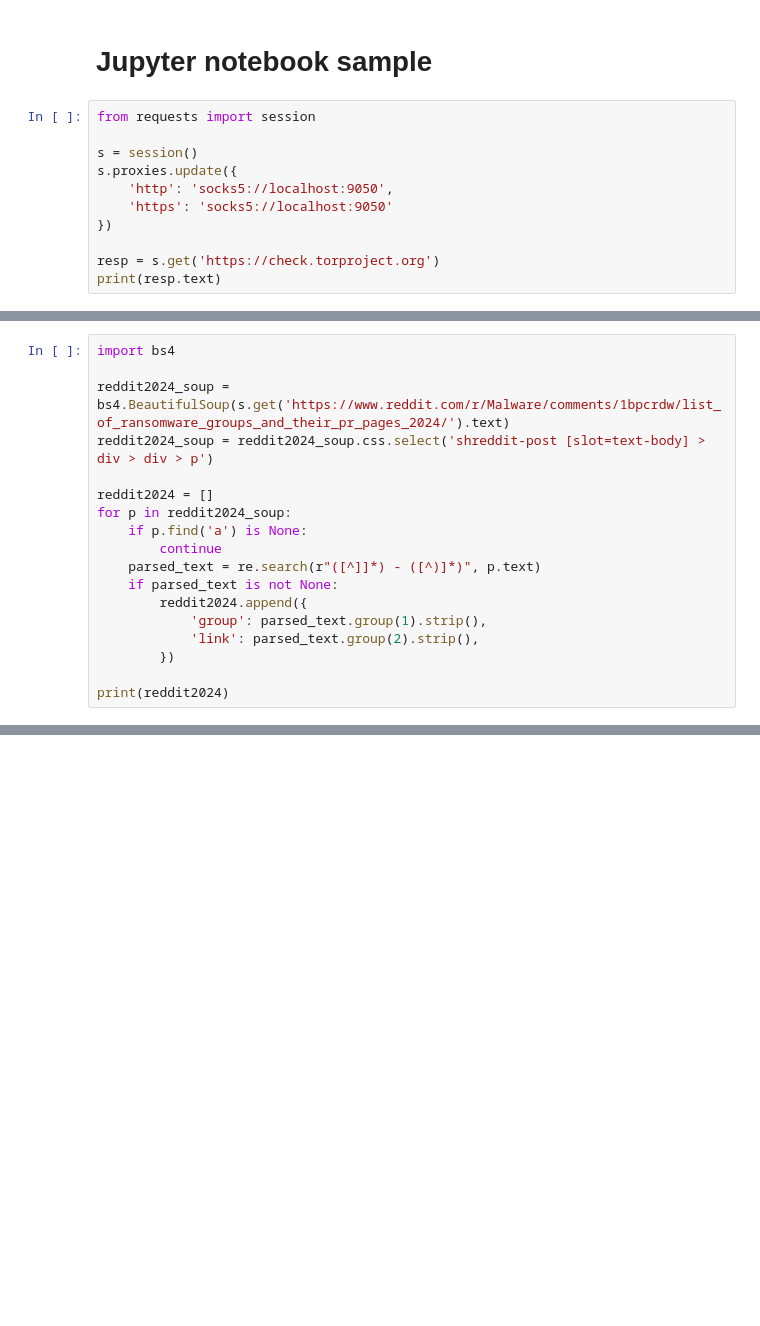
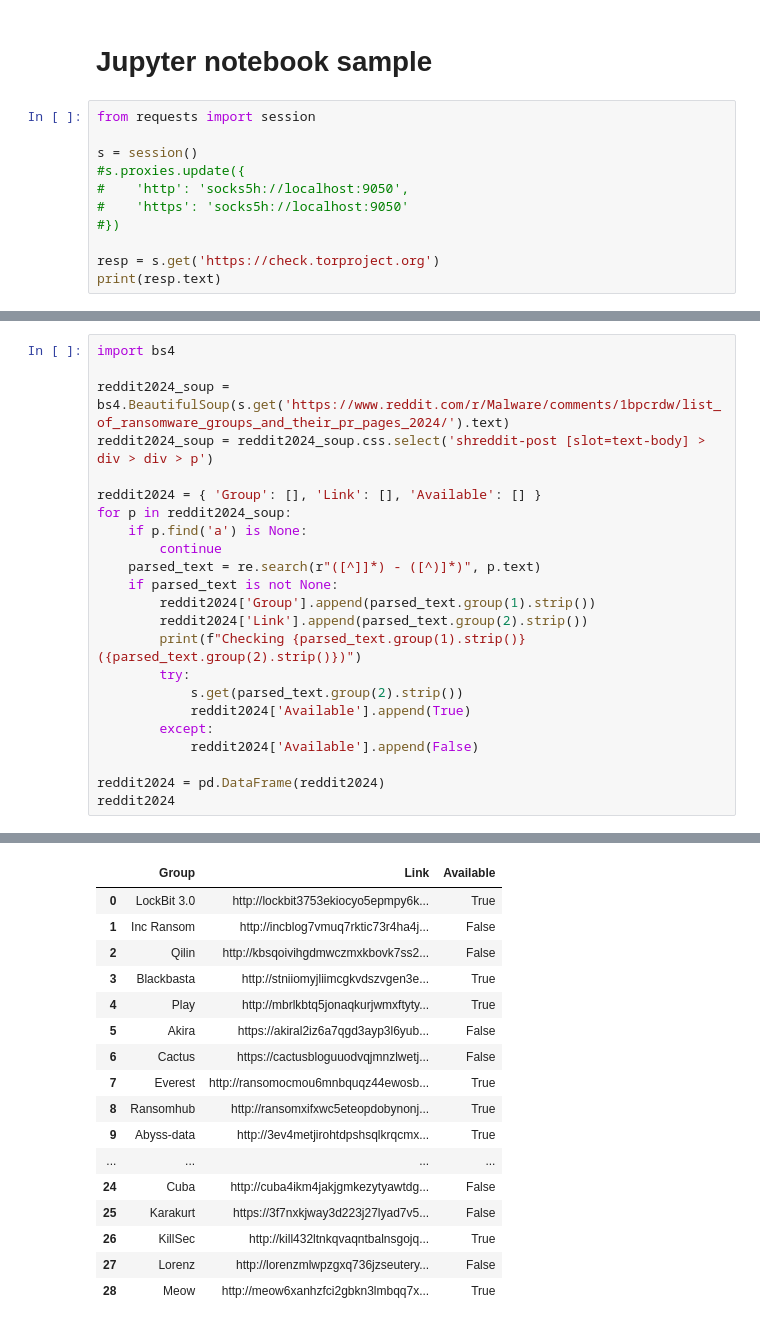
Before and after one commit to kilianfriedrich/darknet-seminar, a Jupyter notebook: simple.ipynb, the cells around one changed output, grey strips where cells are left out. Cells and saved outputs as stored; diff of their text form; blank space fills up the shorter version.

```diff
--- a/simple.ipynb
+++ b/simple.ipynb
@@ -4,10 +4,10 @@
 from requests import session
 
 s = session()
-s.proxies.update({
-    'http': 'socks5://localhost:9050',
-    'https': 'socks5://localhost:9050'
-})
+#s.proxies.update({
+#    'http': 'socks5h://localhost:9050',
+#    'https': 'socks5h://localhost:9050'
+#})
 
 resp = s.get('https://check.torproject.org')
 print(resp.text)
@@ -57,16 +83,21 @@ import bs4
 reddit2024_soup = bs4.BeautifulSoup(s.get('https://www.reddit.com/r/Malware/comments/1bpcrdw/list_of_ransomware_groups_and_their_pr_pages_2024/').text)
 reddit2024_soup = reddit2024_soup.css.select('shreddit-post [slot=text-body] > div > div > p')
 
-reddit2024 = []
+reddit2024 = { 'Group': [], 'Link': [], 'Available': [] }
 for p in reddit2024_soup:
     if p.find('a') is None:
         continue
     parsed_text = re.search(r"([^]]*) - ([^)]*)", p.text)
     if parsed_text is not None:
-        reddit2024.append({
-            'group': parsed_text.group(1).strip(),
-            'link': parsed_text.group(2).strip(),
-        })
+        reddit2024['Group'].append(parsed_text.group(1).strip())
+        reddit2024['Link'].append(parsed_text.group(2).strip())
+        print(f"Checking {parsed_text.group(1).strip()} ({parsed_text.group(2).strip()})")
+        try:
+            s.get(parsed_text.group(2).strip())
+            reddit2024['Available'].append(True)
+        except:
+            reddit2024['Available'].append(False)
 
-print(reddit2024)
+reddit2024 = pd.DataFrame(reddit2024)
+reddit2024
 # %% [output]
@@ -73,0 +121,17 @@ print(reddit2024)
+|  | Group | Link | Available |
+| 0 | LockBit 3.0 | http://lockbit3753ekiocyo5epmpy6k... | True |
+| 1 | Inc Ransom | http://incblog7vmuq7rktic73r4ha4j... | False |
+| 2 | Qilin | http://kbsqoivihgdmwczmxkbovk7ss2... | False |
+| 3 | Blackbasta | http://stniiomyjliimcgkvdszvgen3e... | True |
+| 4 | Play | http://mbrlkbtq5jonaqkurjwmxftyty... | True |
+| 5 | Akira | https://akiral2iz6a7qgd3ayp3l6yub... | False |
+| 6 | Cactus | https://cactusbloguuodvqjmnzlwetj... | False |
+| 7 | Everest | http://ransomocmou6mnbquqz44ewosb... | True |
+| 8 | Ransomhub | http://ransomxifxwc5eteopdobynonj... | True |
+| 9 | Abyss-data | http://3ev4metjirohtdpshsqlkrqcmx... | True |
+| ... | ... | ... | ... |
+| 24 | Cuba | http://cuba4ikm4jakjgmkezytyawtdg... | False |
+| 25 | Karakurt | https://3f7nxkjway3d223j27lyad7v5... | False |
+| 26 | KillSec | http://kill432ltnkqvaqntbalnsgojq... | True |
+| 27 | Lorenz | http://lorenzmlwpzgxq736jzseutery... | False |
+| 28 | Meow | http://meow6xanhzfci2gbkn3lmbqq7x... | True |
```
Also changed, not shown: parts of 21 cells of this notebook, 4 other files.
